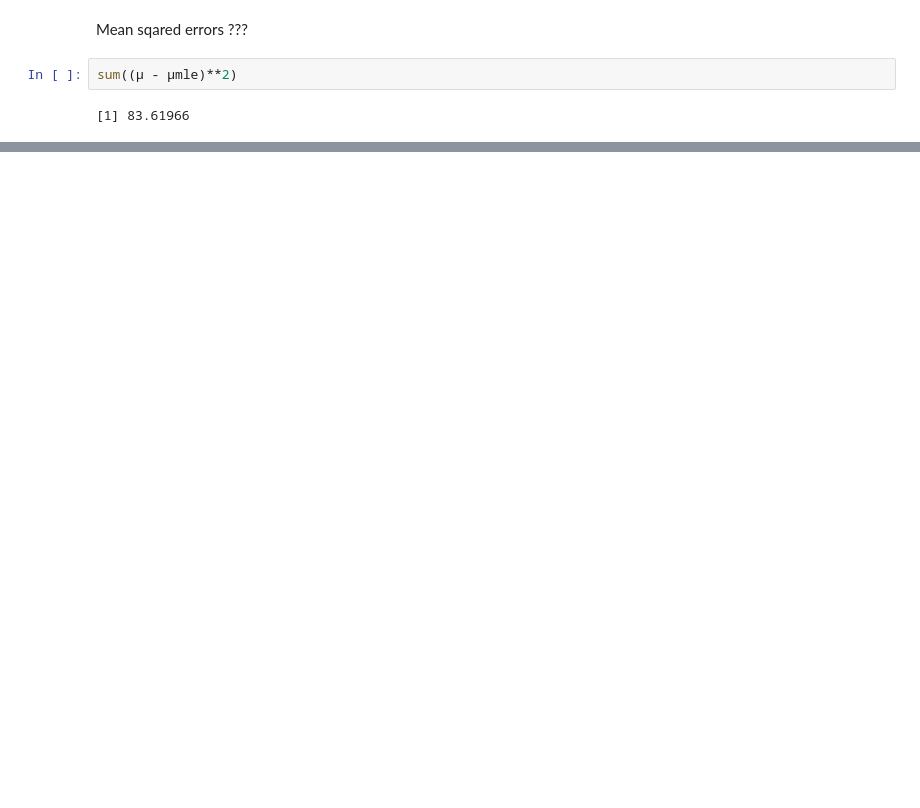
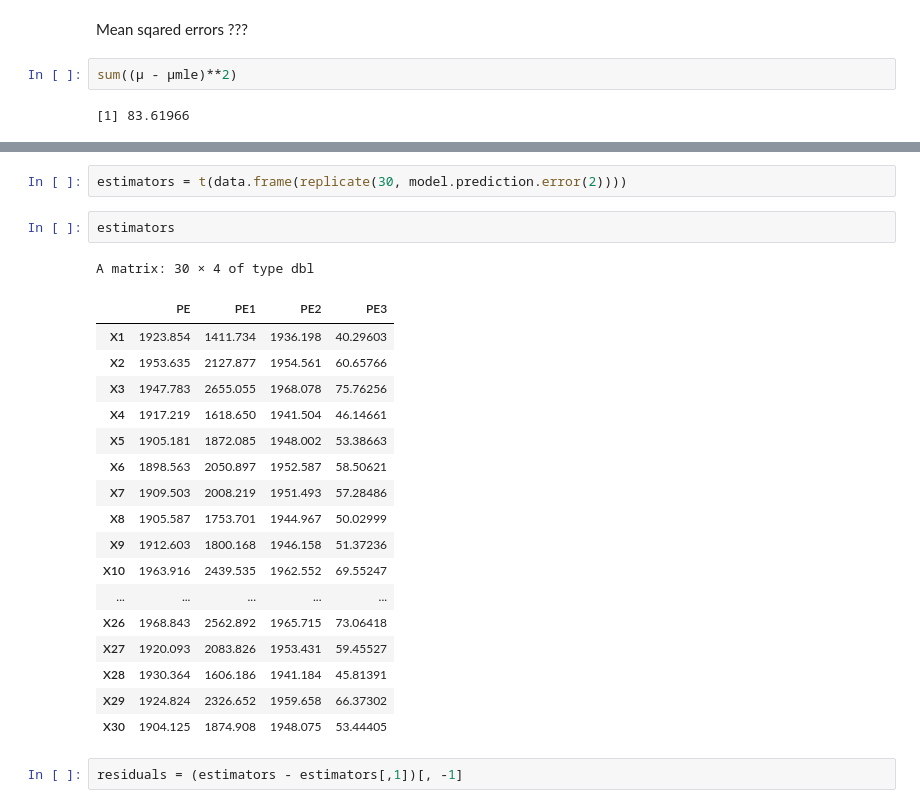
Before and after one commit to ventus550/university, a Jupyter notebook: statistical-learning/lab3/lab.ipynb, the cells around one changed output, grey strips where cells are left out. Cells and saved outputs as stored; diff of their text form; blank space fills up the shorter version.

```diff
--- a/statistical-learning/lab3/lab.ipynb
+++ b/statistical-learning/lab3/lab.ipynb
@@ -86,0 +118,25 @@ sum((µ - µjs.mean)**2)
+# %%
+estimators = t(data.frame(replicate(30, model.prediction.error(2))))
+# %%
+estimators
+# %% [output]
+A matrix: 30 × 4 of type dbl
+|  | PE | PE1 | PE2 | PE3 |
+| X1 | 1923.854 | 1411.734 | 1936.198 | 40.29603 |
+| X2 | 1953.635 | 2127.877 | 1954.561 | 60.65766 |
+| X3 | 1947.783 | 2655.055 | 1968.078 | 75.76256 |
+| X4 | 1917.219 | 1618.650 | 1941.504 | 46.14661 |
+| X5 | 1905.181 | 1872.085 | 1948.002 | 53.38663 |
+| X6 | 1898.563 | 2050.897 | 1952.587 | 58.50621 |
+| X7 | 1909.503 | 2008.219 | 1951.493 | 57.28486 |
+| X8 | 1905.587 | 1753.701 | 1944.967 | 50.02999 |
+| X9 | 1912.603 | 1800.168 | 1946.158 | 51.37236 |
+| X10 | 1963.916 | 2439.535 | 1962.552 | 69.55247 |
+| ... | ... | ... | ... | ... |
+| X26 | 1968.843 | 2562.892 | 1965.715 | 73.06418 |
+| X27 | 1920.093 | 2083.826 | 1953.431 | 59.45527 |
+| X28 | 1930.364 | 1606.186 | 1941.184 | 45.81391 |
+| X29 | 1924.824 | 2326.652 | 1959.658 | 66.37302 |
+| X30 | 1904.125 | 1874.908 | 1948.075 | 53.44405 |
+# %%
+residuals = (estimators - estimators[,1])[, -1]
```
Also changed, not shown: parts of 30 cells of this notebook.
